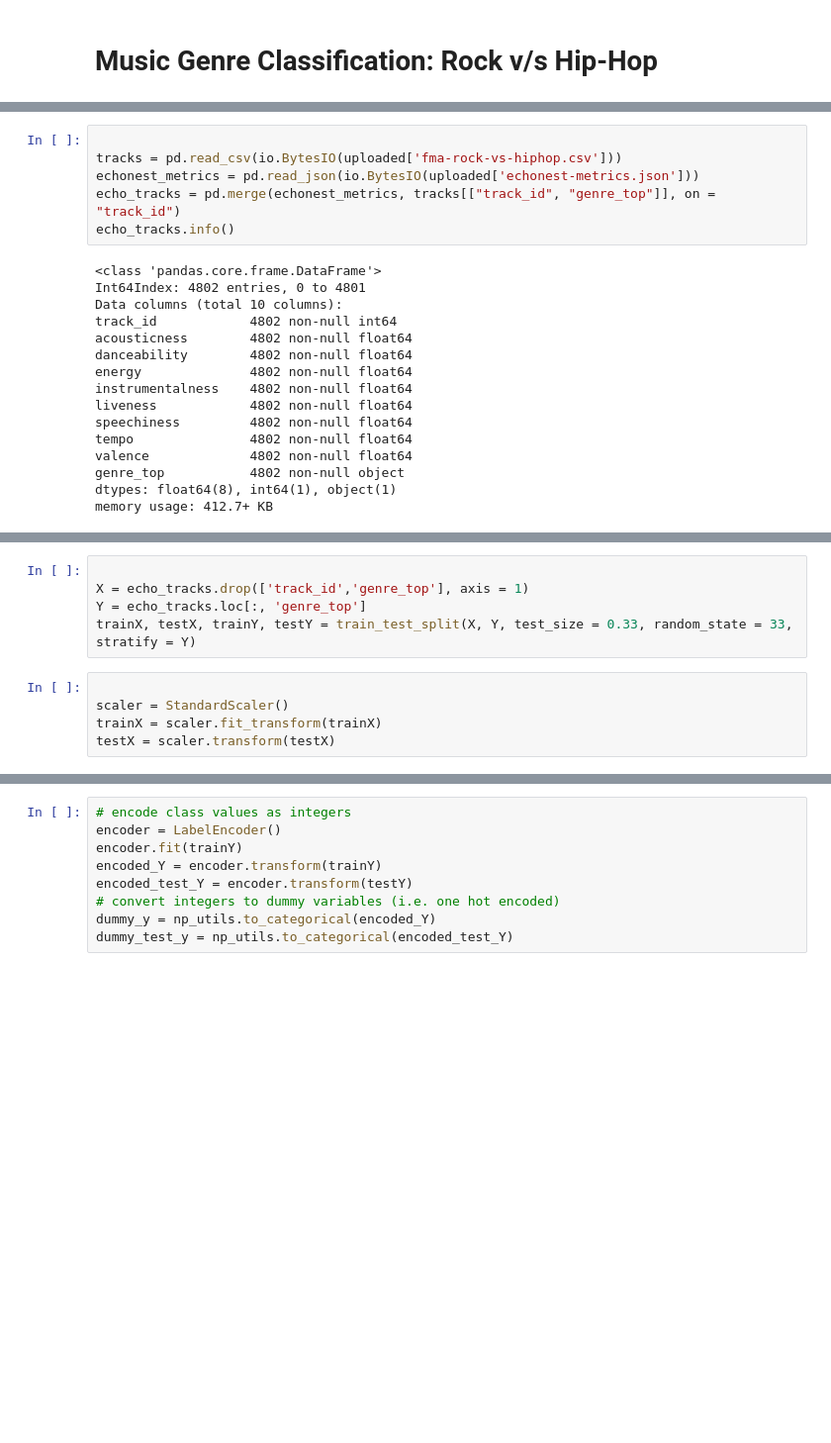
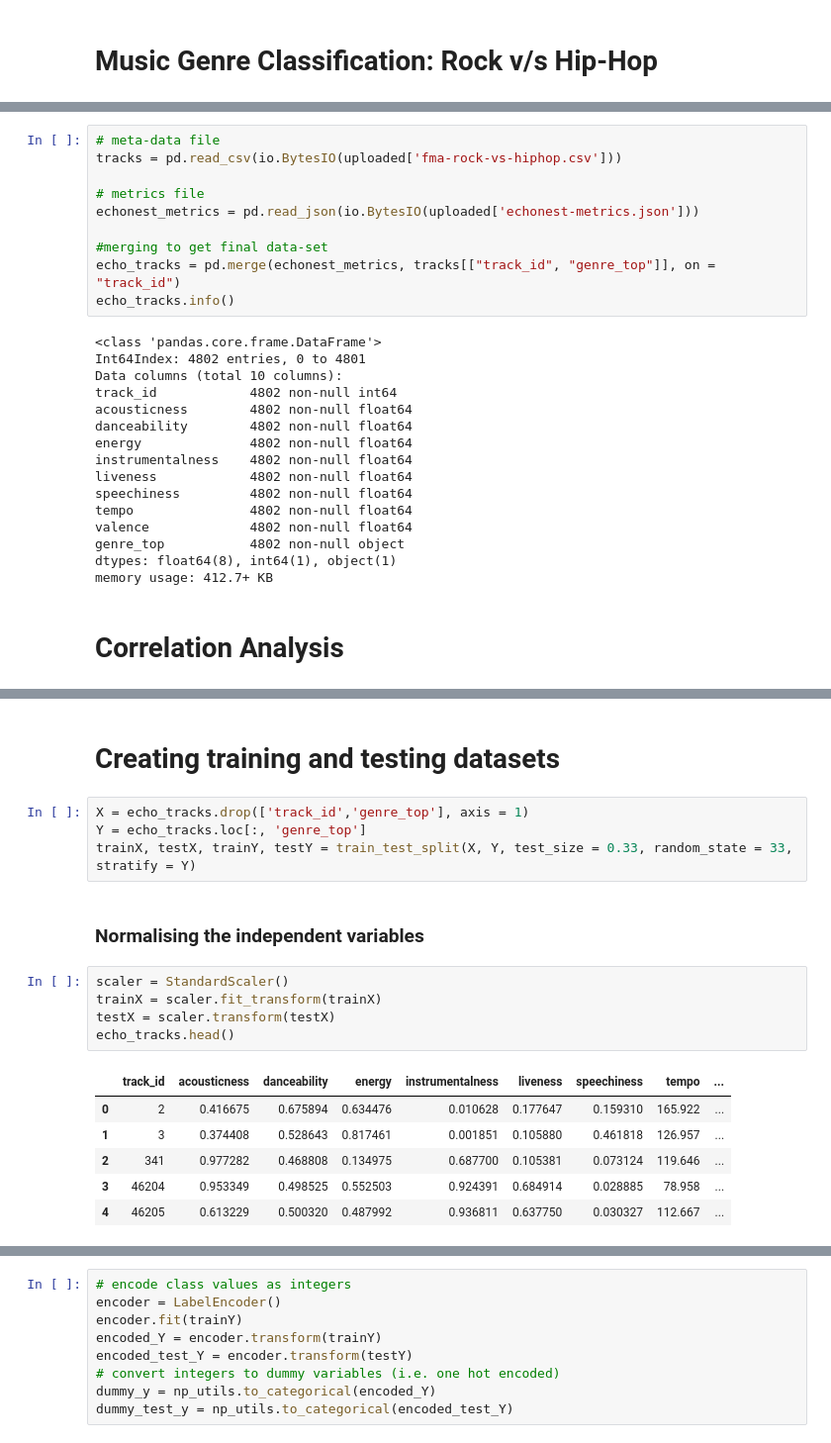
Before and after one commit to KhyatiMahendru/MusicGenreClassification, a Jupyter notebook: MusicGenreClassification.ipynb, the cells around one changed output, grey strips where cells are left out. Shown at 99% size. Drawn from its saved outputs; the diff is of its cells as text; blank space fills up the shorter version.

```diff
--- a/MusicGenreClassification.ipynb
+++ b/MusicGenreClassification.ipynb
@@ -30,7 +34,11 @@ Saving fma-rock-vs-hiphop.csv to fma-rock-vs-hiphop (1).csv
 # %%
+# meta-data file
+tracks = pd.read_csv(io.BytesIO(uploaded['fma-rock-vs-hiphop.csv']))
 
-tracks = pd.read_csv(io.BytesIO(uploaded['fma-rock-vs-hiphop.csv']))
+# metrics file
 echonest_metrics = pd.read_json(io.BytesIO(uploaded['echonest-metrics.json']))
+
+#merging to get final data-set
 echo_tracks = pd.merge(echonest_metrics, tracks[["track_id", "genre_top"]], on = "track_id")
 echo_tracks.info()
 # %% [output]
@@ -49,6 +57,8 @@ valence             4802 non-null float64
 genre_top           4802 non-null object
 dtypes: float64(8), int64(1), object(1)
 memory usage: 412.7+ KB
+# %% [markdown]
+# Correlation Analysis
 # %%
 corr_metrics = echo_tracks.corr()
 corr_metrics.style.background_gradient()
@@ -63,13 +73,23 @@ corr_metrics.style.background_gradient()
 | speechiness | -0.0269951 | 0.072204 | 0.276206 | -0.109983 | -0.366762 | 0.0411725 | 1 | 0.00824055 | ... |
 | tempo | -0.0253918 | -0.0263097 | -0.242089 | 0.195227 | 0.022215 | 0.00273169 | 0.00824055 | 1 | ... |
 | valence | 0.0100698 | -0.0138406 | 0.473165 | 0.0386027 | -0.219967 | -0.0450931 | 0.149894 | 0.0522212 | ... |
+# %% [markdown]
+# Creating training and testing datasets
 # %%
-
 X = echo_tracks.drop(['track_id','genre_top'], axis = 1)
 Y = echo_tracks.loc[:, 'genre_top']
 trainX, testX, trainY, testY = train_test_split(X, Y, test_size = 0.33, random_state = 33, stratify = Y)
+# %% [markdown]
+### Normalising the independent variables
 # %%
-
 scaler = StandardScaler()
 trainX = scaler.fit_transform(trainX)
 testX = scaler.transform(testX)
+echo_tracks.head()
+# %% [output]
+|  | track_id | acousticness | danceability | energy | instrumentalness | liveness | speechiness | tempo | ... |
+| 0 | 2 | 0.416675 | 0.675894 | 0.634476 | 0.010628 | 0.177647 | 0.159310 | 165.922 | ... |
+| 1 | 3 | 0.374408 | 0.528643 | 0.817461 | 0.001851 | 0.105880 | 0.461818 | 126.957 | ... |
+| 2 | 341 | 0.977282 | 0.468808 | 0.134975 | 0.687700 | 0.105381 | 0.073124 | 119.646 | ... |
+| 3 | 46204 | 0.953349 | 0.498525 | 0.552503 | 0.924391 | 0.684914 | 0.028885 | 78.958 | ... |
+| 4 | 46205 | 0.613229 | 0.500320 | 0.487992 | 0.936811 | 0.637750 | 0.030327 | 112.667 | ... |
```
Also changed, not shown: parts of 21 cells of this notebook.
